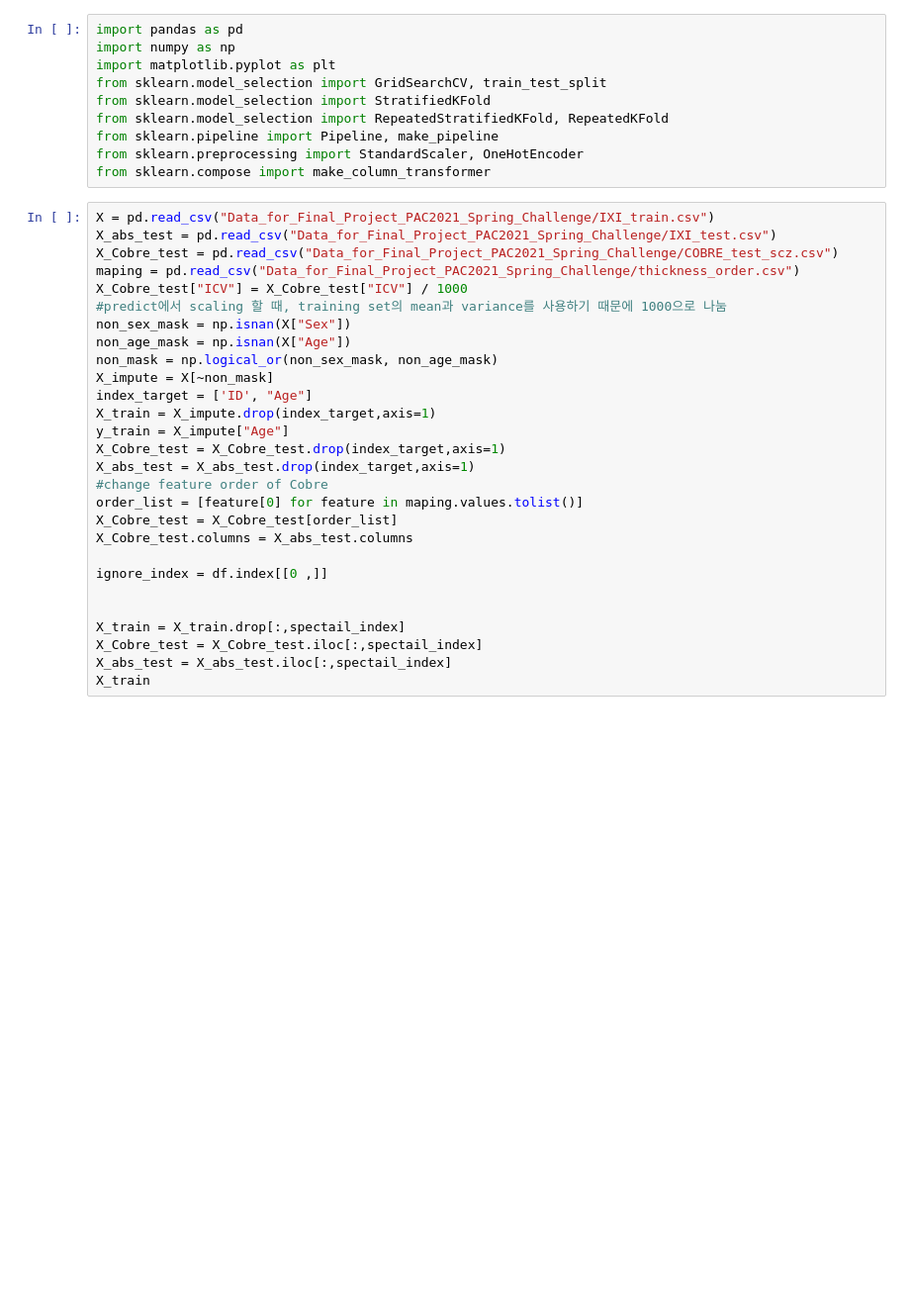
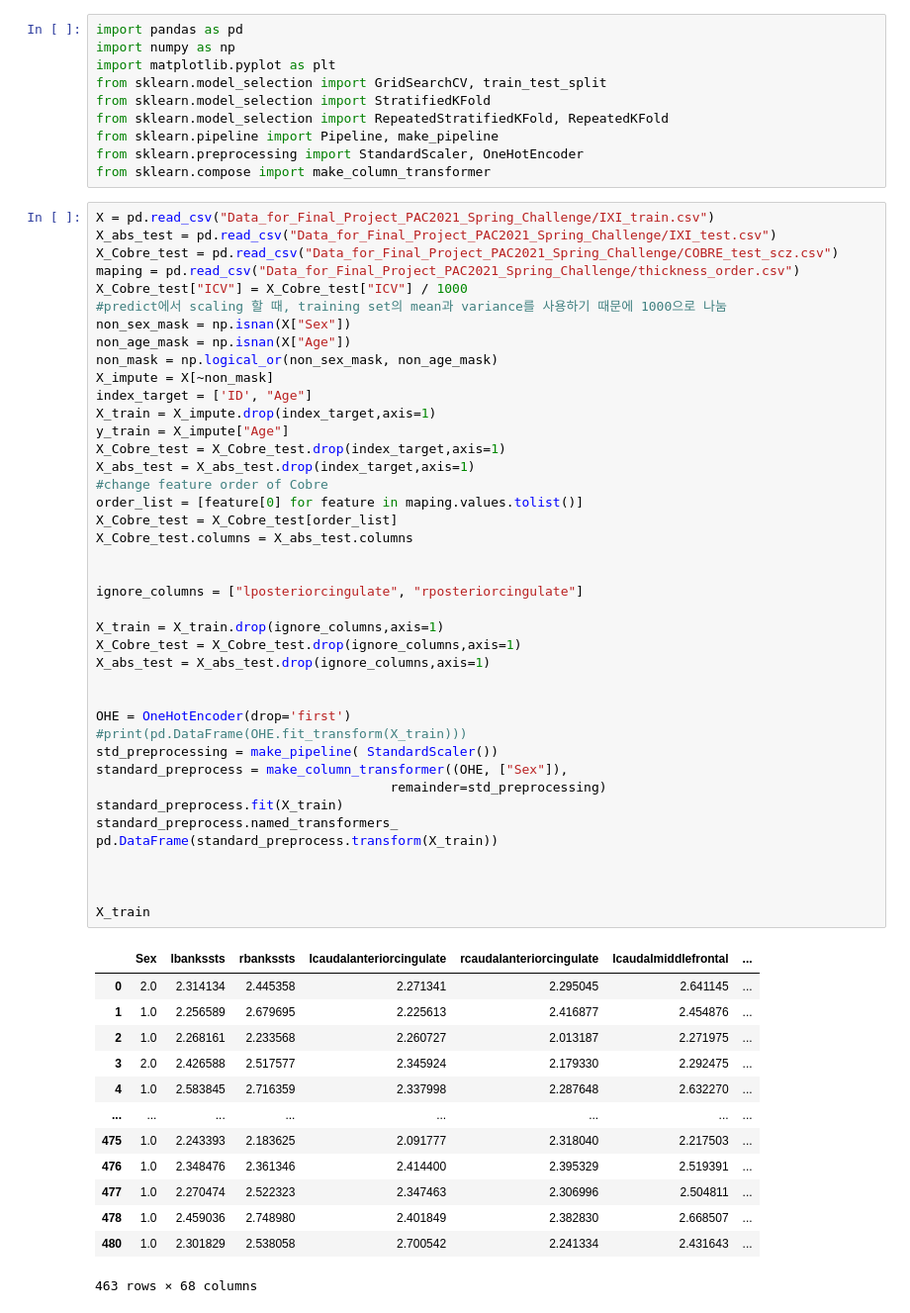
Before and after one commit to luckydipper/brain_age_expectation, a Jupyter notebook: Untitled.ipynb, the cells around one changed output. Shown at 99% size. Cells and saved outputs as stored; diff of their text form; blank space fills up the shorter version.

```diff
--- a/Untitled.ipynb
+++ b/Untitled.ipynb
@@ -11,31 +11,58 @@ from sklearn.compose import make_column_transformer
 # %%
 X = pd.read_csv("Data_for_Final_Project_PAC2021_Spring_Challenge/IXI_train.csv")
 X_abs_test = pd.read_csv("Data_for_Final_Project_PAC2021_Spring_Challenge/IXI_test.csv")
 X_Cobre_test = pd.read_csv("Data_for_Final_Project_PAC2021_Spring_Challenge/COBRE_test_scz.csv")
 maping = pd.read_csv("Data_for_Final_Project_PAC2021_Spring_Challenge/thickness_order.csv")
 X_Cobre_test["ICV"] = X_Cobre_test["ICV"] / 1000
 #predict에서 scaling 할 때, training set의 mean과 variance를 사용하기 때문에 1000으로 나눔
 non_sex_mask = np.isnan(X["Sex"])
 non_age_mask = np.isnan(X["Age"])
 non_mask = np.logical_or(non_sex_mask, non_age_mask)
 X_impute = X[~non_mask]
 index_target = ['ID', "Age"]
 X_train = X_impute.drop(index_target,axis=1)
 y_train = X_impute["Age"]
 X_Cobre_test = X_Cobre_test.drop(index_target,axis=1)
 X_abs_test = X_abs_test.drop(index_target,axis=1)
 #change feature order of Cobre
 order_list = [feature[0] for feature in maping.values.tolist()]
 X_Cobre_test = X_Cobre_test[order_list]
 X_Cobre_test.columns = X_abs_test.columns
 
-ignore_index = df.index[[0 ,]]
+
+ignore_columns = ["lposteriorcingulate", "rposteriorcingulate"]
+
+X_train = X_train.drop(ignore_columns,axis=1)
+X_Cobre_test = X_Cobre_test.drop(ignore_columns,axis=1)
+X_abs_test = X_abs_test.drop(ignore_columns,axis=1)
 
 
-X_train = X_train.drop[:,spectail_index]
-X_Cobre_test = X_Cobre_test.iloc[:,spectail_index]
-X_abs_test = X_abs_test.iloc[:,spectail_index]
+OHE = OneHotEncoder(drop='first')
+#print(pd.DataFrame(OHE.fit_transform(X_train)))
+std_preprocessing = make_pipeline( StandardScaler())
+standard_preprocess = make_column_transformer((OHE, ["Sex"]),
+                                      remainder=std_preprocessing)
+standard_preprocess.fit(X_train)
+standard_preprocess.named_transformers_
+pd.DataFrame(standard_preprocess.transform(X_train))
+
+
+
 X_train
+# %% [output]
+|  | Sex | lbankssts | rbankssts | lcaudalanteriorcingulate | rcaudalanteriorcingulate | lcaudalmiddlefrontal | ... |
+| 0 | 2.0 | 2.314134 | 2.445358 | 2.271341 | 2.295045 | 2.641145 | ... |
+| 1 | 1.0 | 2.256589 | 2.679695 | 2.225613 | 2.416877 | 2.454876 | ... |
+| 2 | 1.0 | 2.268161 | 2.233568 | 2.260727 | 2.013187 | 2.271975 | ... |
+| 3 | 2.0 | 2.426588 | 2.517577 | 2.345924 | 2.179330 | 2.292475 | ... |
+| 4 | 1.0 | 2.583845 | 2.716359 | 2.337998 | 2.287648 | 2.632270 | ... |
+| ... | ... | ... | ... | ... | ... | ... | ... |
+| 475 | 1.0 | 2.243393 | 2.183625 | 2.091777 | 2.318040 | 2.217503 | ... |
+| 476 | 1.0 | 2.348476 | 2.361346 | 2.414400 | 2.395329 | 2.519391 | ... |
+| 477 | 1.0 | 2.270474 | 2.522323 | 2.347463 | 2.306996 | 2.504811 | ... |
+| 478 | 1.0 | 2.459036 | 2.748980 | 2.401849 | 2.382830 | 2.668507 | ... |
+| 480 | 1.0 | 2.301829 | 2.538058 | 2.700542 | 2.241334 | 2.431643 | ... |
+463 rows × 68 columns
 # %%
 from sklearn.linear_model import ElasticNet
 from sklearn.decomposition import PCA
```
Also changed, not shown: parts of 2 cells of this notebook, 5 other files.
